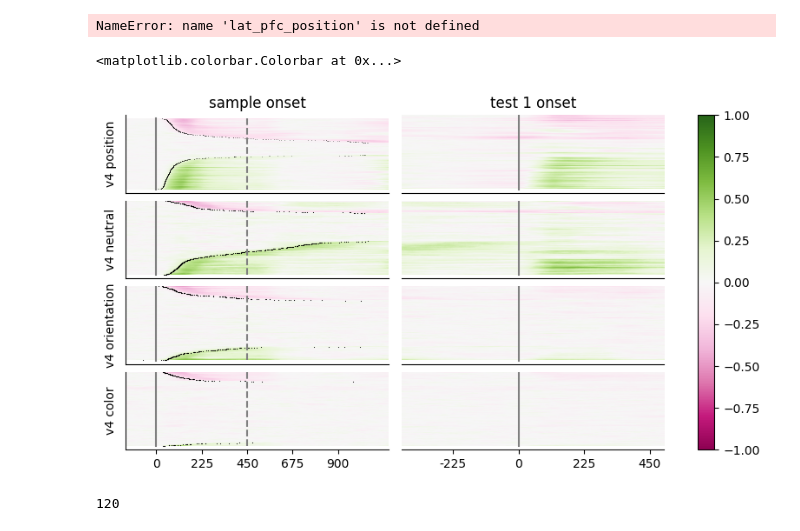
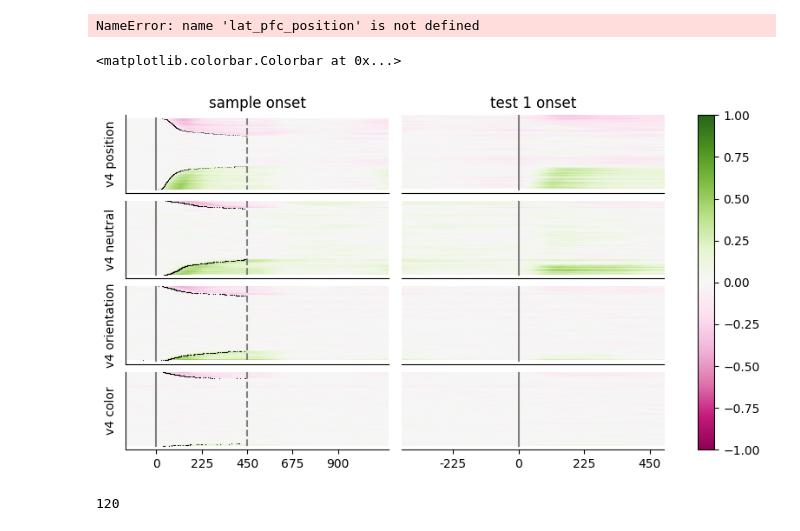
Before and after one commit to Ibos-lab/Users, a Jupyter notebook: ibosg/sample analyses/latency_analysis.ipynb, the cells around one changed output. Saved outputs shown, nothing was run; the diff lists cells and outputs as text; code cells hidden in the pictures.

```diff
--- a/ibosg/sample analyses/latency_analysis.ipynb
+++ b/ibosg/sample analyses/latency_analysis.ipynb
@@ -115,3 +81,5 @@ NameError: name 'lat_lip_neutral' is not defined
 np.mean(align_trials.indep_roll(arr=values[sig_cells,:], shifts=lat[sig_cells].astype(int), axis=1)[:, :200], axis=1).shape
 # %% [output]
 (110,)
+# %%
+latest_point=600
@@ -486,12 +459,12 @@ lat_v4_orient      =   v4['sample_latencies']['lat_orient']
 lat_v4_color       =   v4['sample_latencies']['lat_color']
 lat_v4_position    =   v4['sample_latencies']['lat_pos']
 
-lat_v4_position[lat_v4_position>1200]=np.nan
-lat_v4_neutral[lat_v4_neutral>1200]=np.nan
-lat_v4_orient[lat_v4_orient>1200]=np.nan
-lat_v4_color[lat_v4_color>1200]=np.nan
+lat_v4_position[lat_v4_position>latest_point]=np.nan
+lat_v4_neutral[lat_v4_neutral>latest_point]=np.nan
+lat_v4_orient[lat_v4_orient>latest_point]=np.nan
+lat_v4_color[lat_v4_color>latest_point]=np.nan
 
-select=np.where(v4['mean response']>5)[0]
+select=np.where(v4['mean response']>1)[0]
 select_v4=select
 sort_sneutral, sort_sneutral_select     =   sortrocvaluesbylatencies(v4_neutral_sample_value,lat_v4_neutral, select)
 sort_sorient, sort_sorient_select       =   sortrocvaluesbylatencies(v4_orient_sample_value,lat_v4_orient, select)
@@ -581,34 +554,34 @@ ax[2,0].set_yticks([])
 ax[2,0].set_ylabel('v4 orientation')
 ax[2,0].spines['top'].set_visible(False)
 ax[2,0].spines['right'].set_visible(False)
 
 ax[2,1].set_xticks([])
 ax[2,1].set_yticks([])
 ax[2,1].spines['top'].set_visible(False)
 ax[2,1].spines['right'].set_visible(False)
 ax[2,1].spines['left'].set_visible(False)
 
 ax[3,0].set_xticks([150+225*(0), 150+225*(1), 150+225*(2), 150+225*(3), 150+225*(4)])
 ax[3,0].set_xticklabels(['0', '225', '450', '675', '900'])
 ax[3,0].set_yticks([])
 ax[3,0].set_ylabel('v4 color')
 ax[3,0].spines['top'].set_visible(False)
 ax[3,0].spines['right'].set_visible(False)
 
 ax[3,1].set_xticks([400+225*(-1), 400+225*(0), 400+225*(1), 400+225*(2)])
 ax[3,1].set_xticklabels(['-225', '0', '225', '450'])
 ax[3,1].set_yticks([])
 ax[3,1].spines['top'].set_visible(False)
 ax[3,1].spines['right'].set_visible(False)
 ax[3,1].spines['left'].set_visible(False)
 
 fig.subplots_adjust(wspace=0.05, hspace=0.1)
 fig.colorbar(im2, ax=ax)
 
 # plt.savefig('C:/Users/ibos.g/Documents/Data/INT-Marseille/OpenEphys/Riesling/figures/ROC_v45.pdf')
 # %% [output]
 <matplotlib.colorbar.Colorbar at 0x...>
-[figure, old version]
+[figure, new version]
 # %%
 int(select_lip.shape[0]*2/3)
 # %% [output]
```
Also changed, not shown: parts of 13 cells of this notebook, 22 other files.
